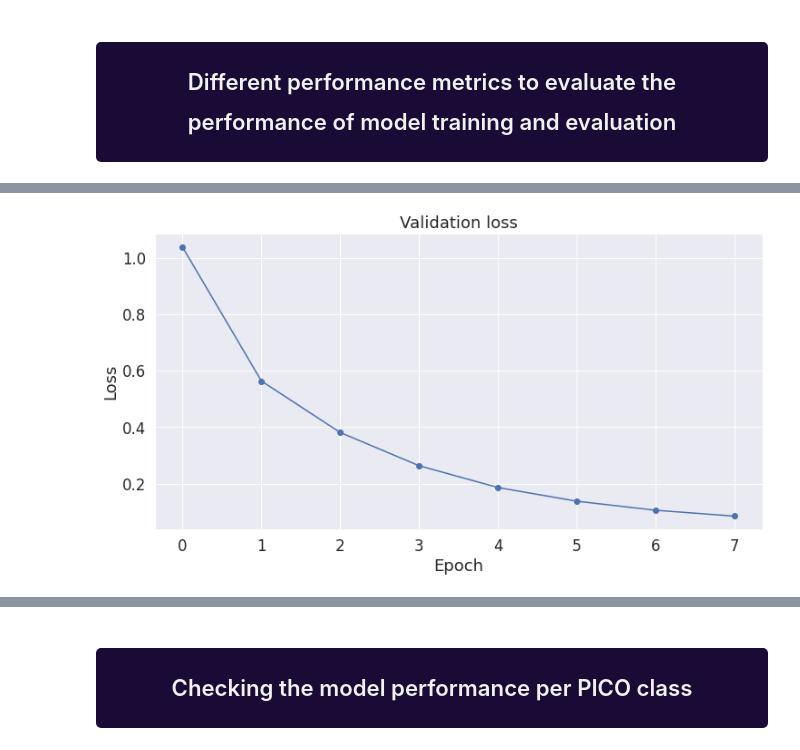
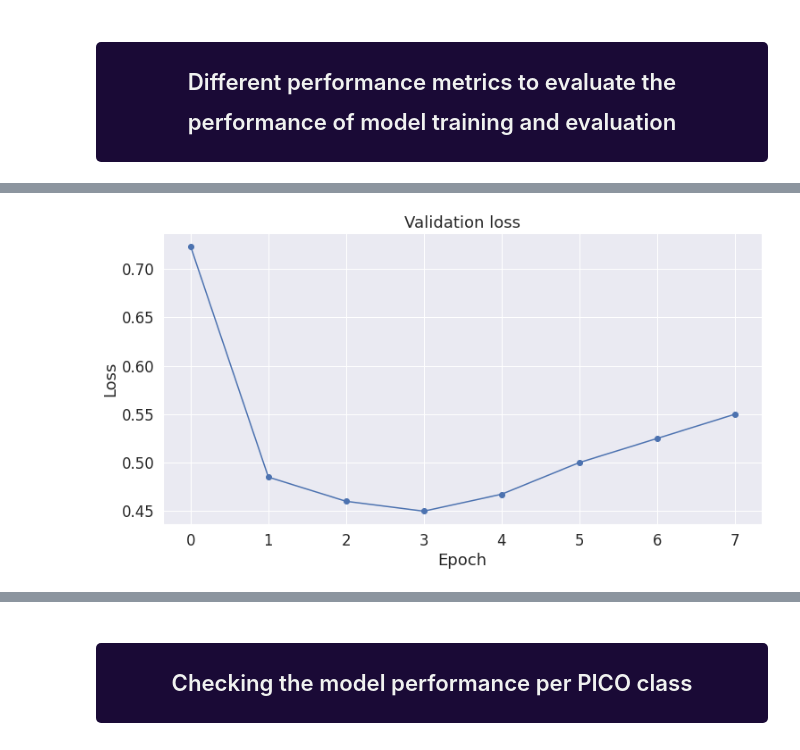
Before and after one commit to Owaiskhan9654/Utilizing-BioBERT-for-PICO-Evidence-Summarization, a Jupyter notebook: Notebook Utilizing-biobert-for-pico-evidence-summarization.ipynb, the cells around one changed output, grey strips where cells are left out. Cells and saved outputs as stored; diff of their text form; code cells hidden in the pictures.

```diff
--- a/Notebook Utilizing-biobert-for-pico-evidence-summarization.ipynb
+++ b/Notebook Utilizing-biobert-for-pico-evidence-summarization.ipynb
@@ -434,19 +434,19 @@ plt.show()
 # %%
 sns.set(style='darkgrid')
 
 sns.set(font_scale=1.5)
 plt.rcParams["figure.figsize"] = (12,6)
 
 
-plt.plot(loss_train_avg_list, 'b-o')
+plt.plot(val_loss_list, 'b-o')
 
 plt.title("Validation loss")
 plt.xlabel("Epoch")
 plt.ylabel("Loss")
 
 plt.show()
 # %% [output]
-[figure, old version]
+[figure, new version]
 # %%
 sns.set(style='darkgrid')
 
```
Also changed, not shown: parts of 10 cells of this notebook.
